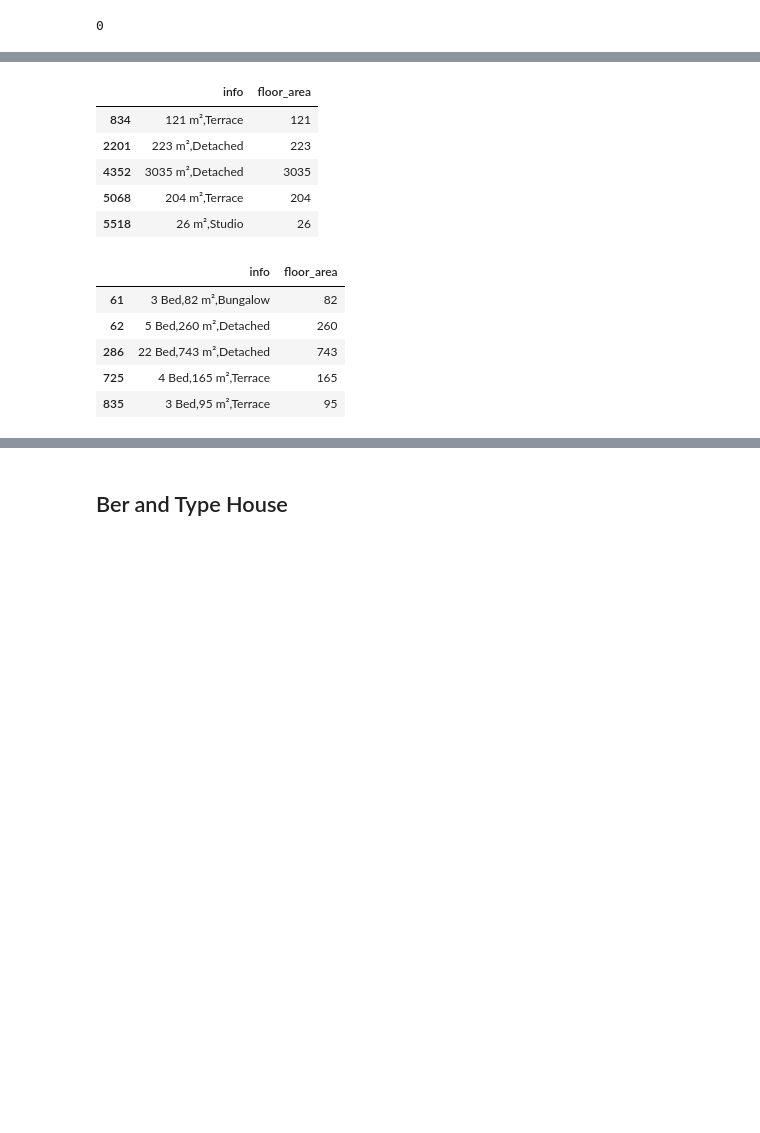
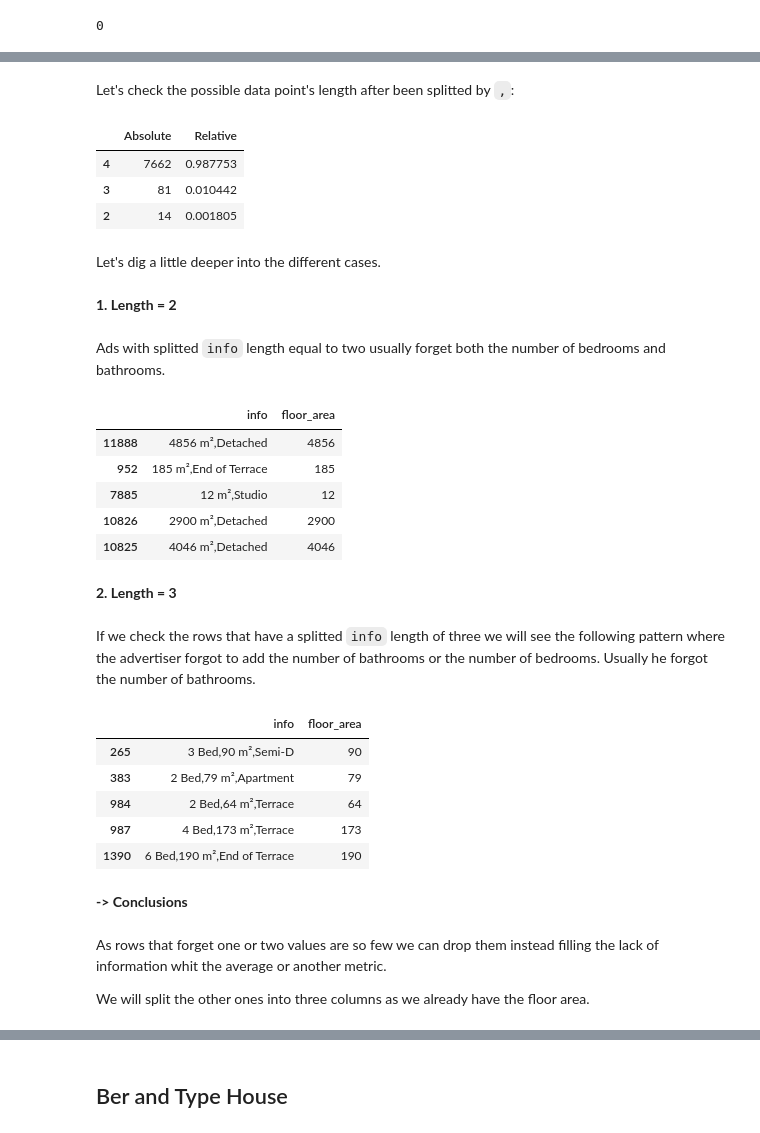
Before and after one commit to javiicc/Identifying_Potential_Investment_Opportunities_In_The_Irish_Real_Estate_Market_Using_MachineLearning, a Jupyter notebook: Data_Cleansing_and_Wrangling.ipynb, the cells around one changed output, grey strips where cells are left out. Saved outputs shown, nothing was run; the diff lists cells and outputs as text; code cells hidden in the pictures; blank space fills up the shorter version.

```diff
--- a/Data_Cleansing_and_Wrangling.ipynb
+++ b/Data_Cleansing_and_Wrangling.ipynb
@@ -433,20 +420,47 @@ Name: info, dtype: int64
+# %% [markdown]
+Let's check the possible data point's length after been splitted by `,`:
+# %%
+# Create a DataFrame with the number of values with different lengths
+pd.DataFrame({'Absolute': sale['info'].str.split(',').apply(len).value_counts(),
+              'Relative': sale['info'].str.split(',').apply(len).value_counts() / sale.shape[0]})
+# %% [output]
+|  | Absolute | Relative |
+| 4 | 7662 | 0.987753 |
+| 3 | 81 | 0.010442 |
+| 2 | 14 | 0.001805 |
+# %% [markdown]
+Let's dig a little deeper into the different cases.
+# %% [markdown]
+**1. Length = 2**
+# %% [markdown]
+Ads with splitted `info` length equal to two usually forget both the number of bedrooms and bathrooms.
 # %%
-sale_data.dropna(subset=['info']).loc[sale_data['info'].dropna().str.split(',').apply(len) == 2, ['info', 'floor_area']].head()
-#---> Drop, no tenemos info sobre `bedroom` and `bathroom`
+# Splitted `info` length = 2
+#sale.dropna(subset=['info']).loc[sale['info'].dropna().str.split(',').apply(len) == 2, ['info', 'floor_area']].sample(5)
+sale.loc[sale['info'].str.split(',').apply(len) == 2, ['info', 'floor_area']].sample(5)
 # %% [output]
 |  | info | floor_area |
-| 834 | 121 m²,Terrace | 121 |
-| 2201 | 223 m²,Detached | 223 |
-| 4352 | 3035 m²,Detached | 3035 |
-| 5068 | 204 m²,Terrace | 204 |
-| 5518 | 26 m²,Studio | 26 |
+| 11888 | 4856 m²,Detached | 4856 |
+| 952 | 185 m²,End of Terrace | 185 |
+| 7885 | 12 m²,Studio | 12 |
+| 10826 | 2900 m²,Detached | 2900 |
+| 10825 | 4046 m²,Detached | 4046 |
+# %% [markdown]
+**2. Length = 3**
+# %% [markdown]
+If we check the rows that have a splitted `info` length of three we will see the following pattern where the advertiser forgot to add the number of bathrooms or the number of bedrooms. Usually he forgot the number of bathrooms.
 # %%
-sale_data.dropna(subset=['info']).loc[(sale_data['info'].dropna().str.split(',').apply(len) == 3), ['info', 'floor_area']].head()
-#---> Drop, falta info sobre `bedrooms` or `bathroom`. Si esas variables resultan no ser relevantes podemos agnadir las rows despues
+sale.loc[(sale['info'].str.split(',').apply(len) == 3), ['info', 'floor_area']].head()
 # %% [output]
 |  | info | floor_area |
-| 61 | 3 Bed,82 m²,Bungalow | 82 |
-| 62 | 5 Bed,260 m²,Detached | 260 |
-| 286 | 22 Bed,743 m²,Detached | 743 |
-| 725 | 4 Bed,165 m²,Terrace | 165 |
-| 835 | 3 Bed,95 m²,Terrace | 95 |
+| 265 | 3 Bed,90 m²,Semi-D | 90 |
+| 383 | 2 Bed,79 m²,Apartment | 79 |
+| 984 | 2 Bed,64 m²,Terrace | 64 |
+| 987 | 4 Bed,173 m²,Terrace | 173 |
+| 1390 | 6 Bed,190 m²,End of Terrace | 190 |
+# %% [markdown]
+**-> Conclusions**
+# %% [markdown]
+As rows that forget one or two values are so few we can drop them instead filling the lack of information whit the average or another metric.
+
+We will split the other ones into three columns as we already have the floor area.
```
Also changed, not shown: parts of 19 cells of this notebook, 1 other file.
